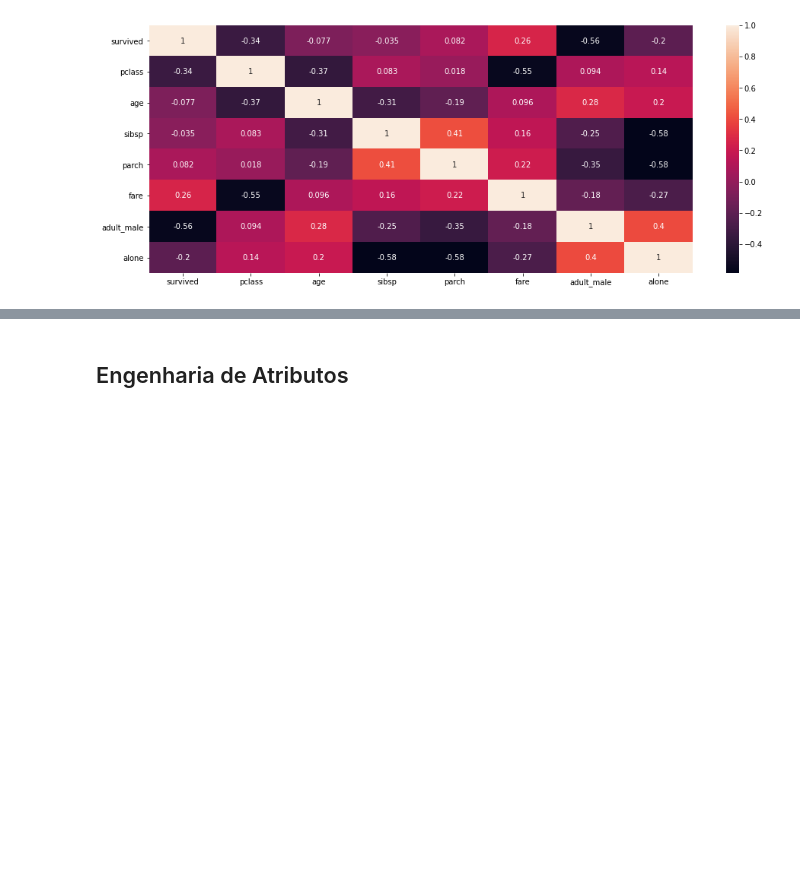
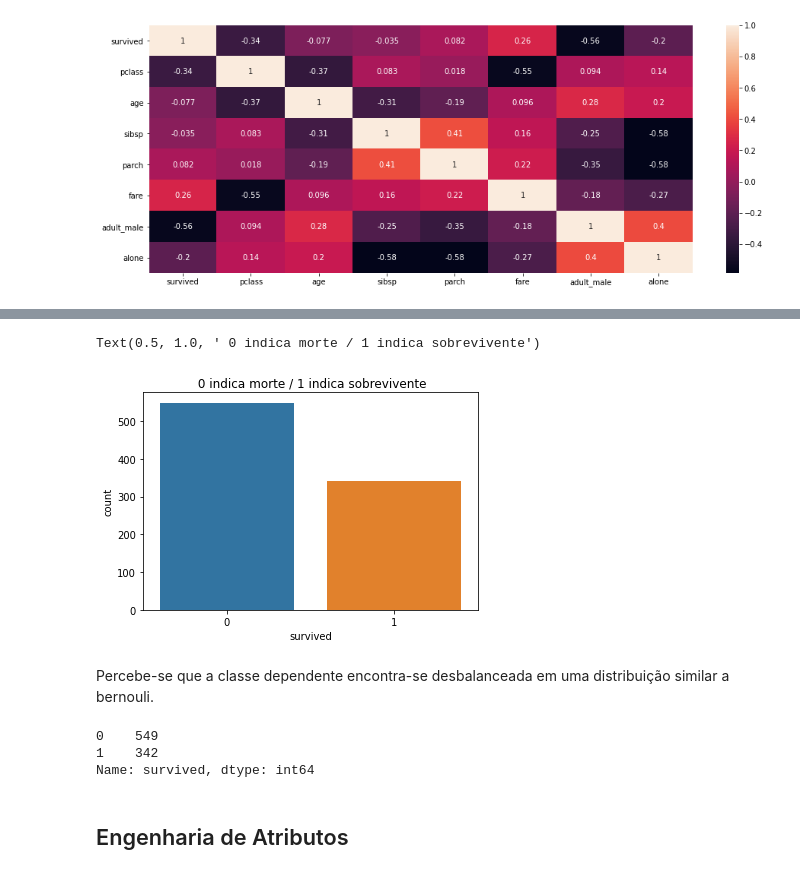
Before and after one commit to ADMEricOliveiraDSA/an-lise-de-dados-semi-estruturado-, a Jupyter notebook: Classificação_sobreviventes_Titanic.ipynb, the cells around one changed output, grey strips where cells are left out. Cells and saved outputs as stored; diff of their text form; code cells hidden in the pictures; blank space fills up the shorter version.

```diff
--- a/Classificação_sobreviventes_Titanic.ipynb
+++ b/Classificação_sobreviventes_Titanic.ipynb
@@ -100,3 +105,18 @@ sns.heatmap(data=correlacao,annot=True);
+# %%
+sns.countplot(x=titanic.survived , data=titanic);
+plt.title(" 0 indica morte / 1 indica sobrevivente")
+# %% [output]
+Text(0.5, 1.0, ' 0 indica morte / 1 indica sobrevivente')
+[figure, added]
+# %% [markdown]
+Percebe-se que a classe dependente  encontra-se desbalanceada em uma distribuição similar a bernouli.
+# %%
+# Verificando a distribuição entre os sobreviventes ou não de acordo as classes
+titanic.survived.value_counts ()
+# %% [output]
+0    549
+1    342
+Name: survived, dtype: int64
 # %% [markdown]
 ## Engenharia de Atributos
 # %%
```
Also changed, not shown: parts of 21 cells of this notebook.
